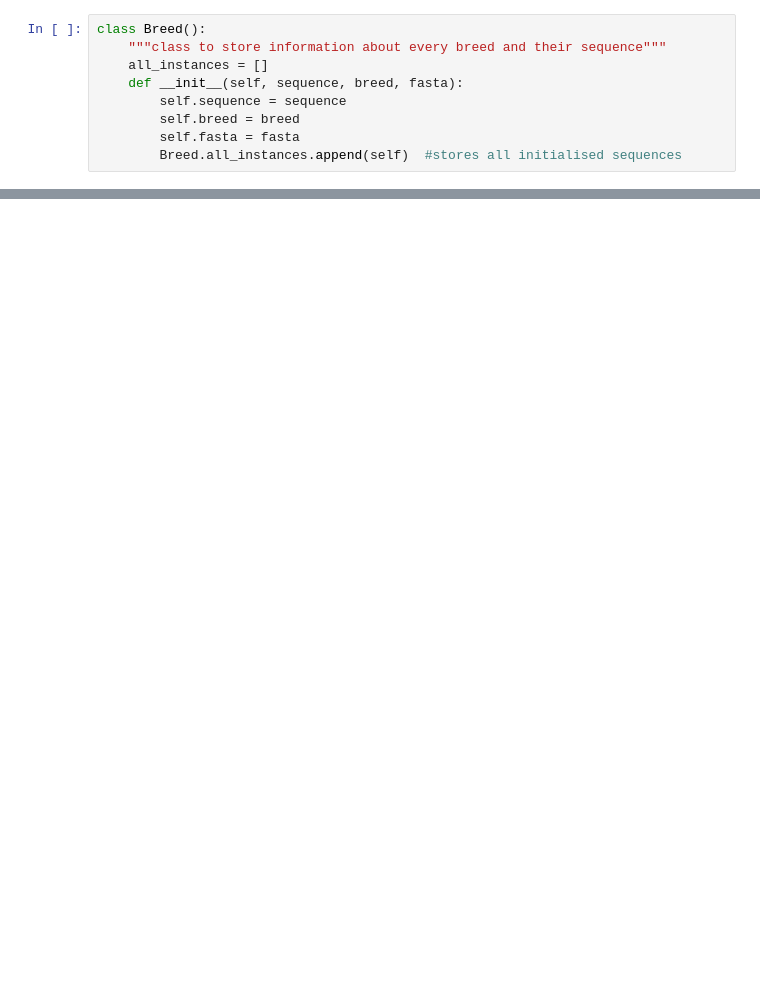
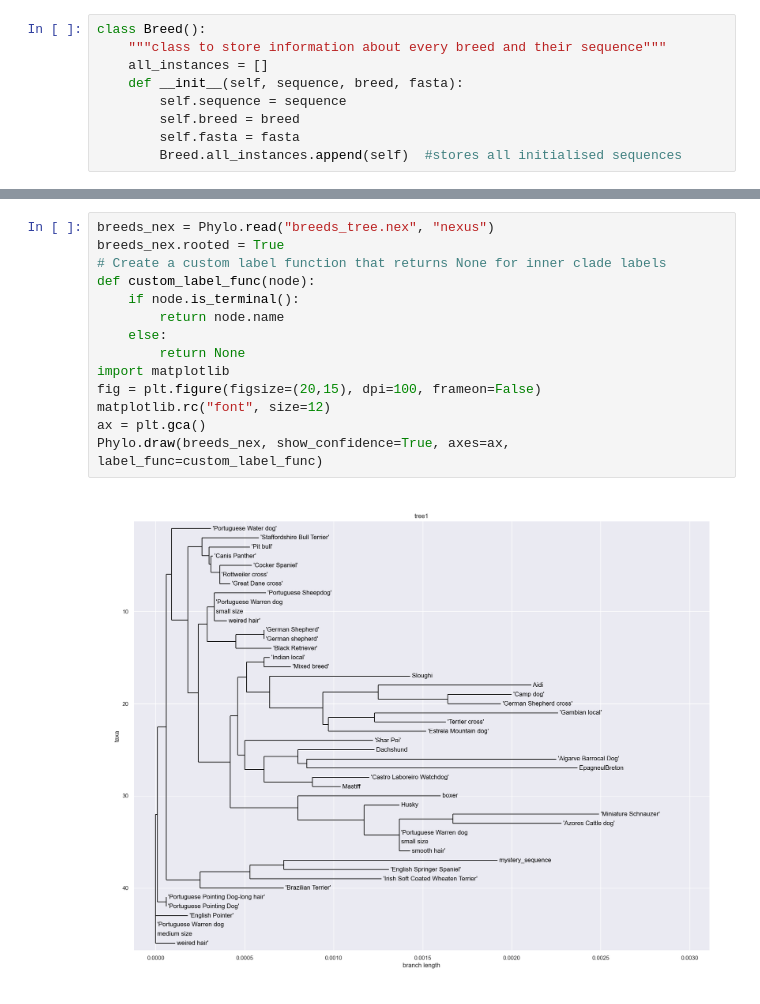
Before and after one commit to lprzem01/Mystery-breed-sequence-identification, a Jupyter notebook: work_in_progress.ipynb, the cells around one changed output, grey strips where cells are left out. Drawn from its saved outputs; the diff is of its cells as text; blank space fills up the shorter version.

```diff
--- a/work_in_progress.ipynb
+++ b/work_in_progress.ipynb
@@ -177,0 +199,16 @@ plt.show()
+# %%
+breeds_nex = Phylo.read("breeds_tree.nex", "nexus")
+breeds_nex.rooted = True
+# Create a custom label function that returns None for inner clade labels
+def custom_label_func(node):
+    if node.is_terminal():
+        return node.name
+    else:
+        return None
+import matplotlib
+fig = plt.figure(figsize=(20,15), dpi=100, frameon=False)
+matplotlib.rc("font", size=12)
+ax = plt.gca()
+Phylo.draw(breeds_nex, show_confidence=True, axes=ax, label_func=custom_label_func)
+# %% [output]
+[figure, added]
```
Also changed, not shown: parts of 22 cells of this notebook.
